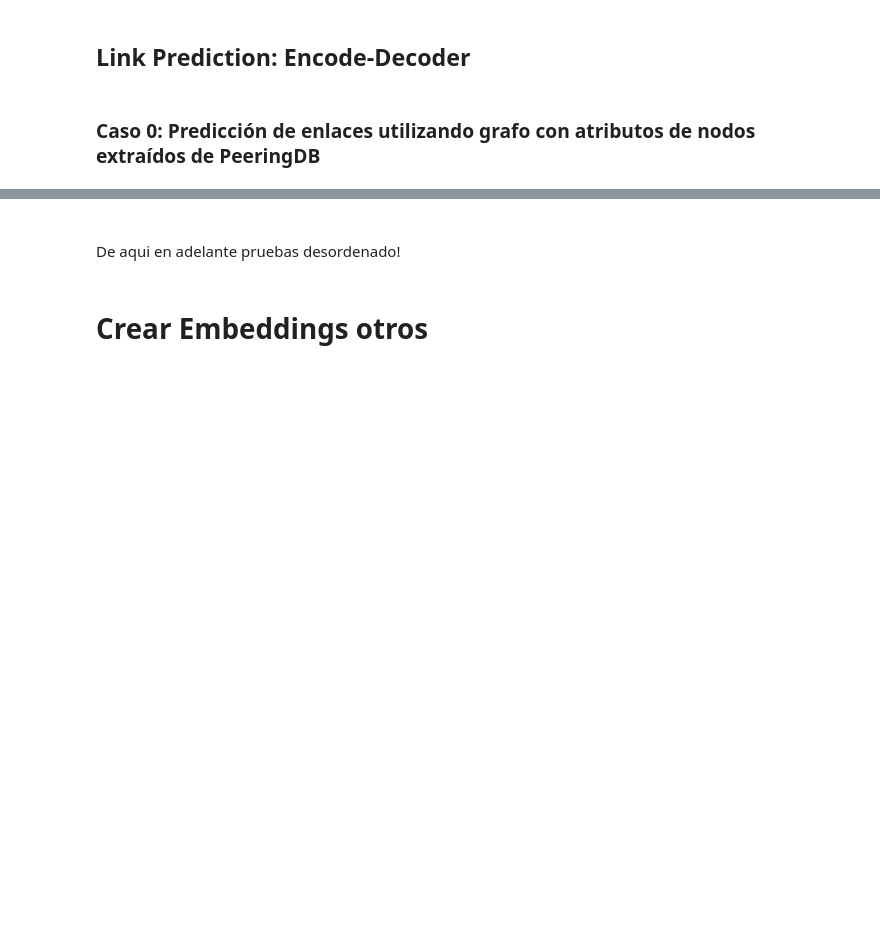
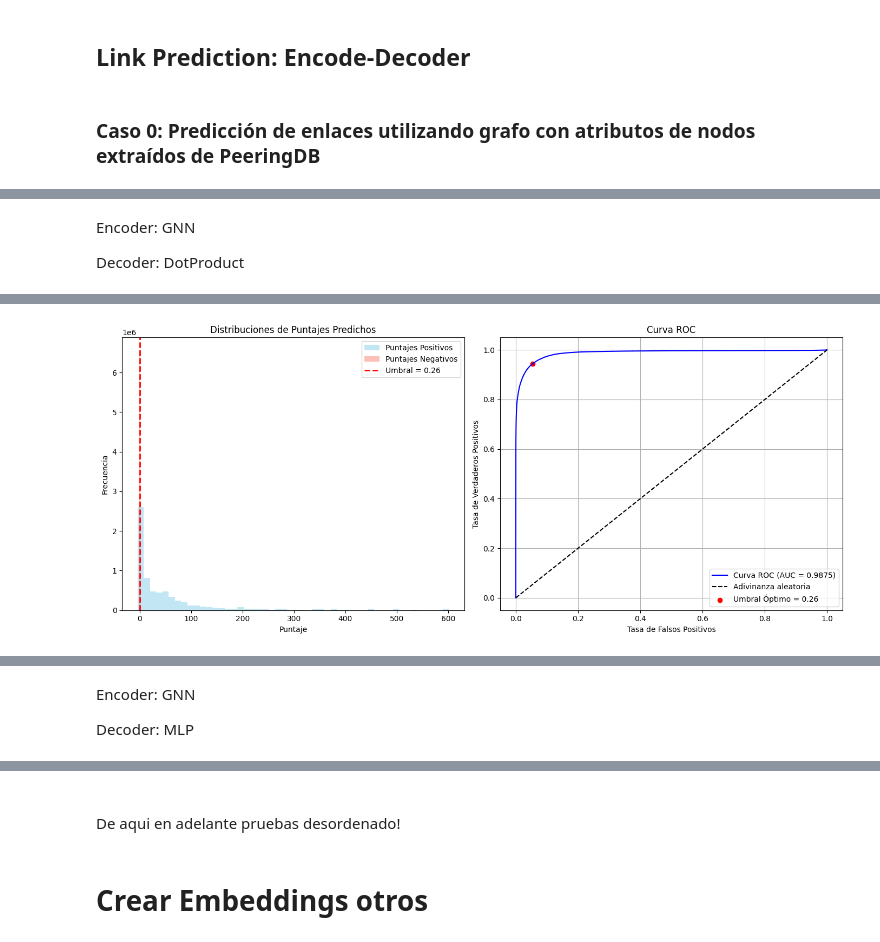
Before and after one commit to valesteban/TrabajoTesis, a Jupyter notebook: train_embeddings.ipynb, the cells around one changed output, grey strips where cells are left out. Saved outputs shown, nothing was run; the diff lists cells and outputs as text; code cells hidden in the pictures; blank space fills up the shorter version.

```diff
--- a/train_embeddings.ipynb
+++ b/train_embeddings.ipynb
@@ -134,8 +129,6 @@ def compute_loss(pos_score, neg_score):
         [torch.ones(pos_score.shape[0]), torch.zeros(neg_score.shape[0])]
     )
     return F.binary_cross_entropy_with_logits(scores, labels)
-
-
 
 
 def compute_accuracy(pos_score, neg_score, threshold=0.5):
@@ -158,8 +151,7 @@ def compute_accuracy(pos_score, neg_score, threshold=0.5):
     return acc
 
 
-
-def plot_roc_with_distributions(pos_score, neg_score,model_name):
+def plot_roc_with_distributions(pos_score, neg_score,model_name,caso):
     # Convertir tensores a NumPy
     scores = torch.cat([pos_score, neg_score]).numpy()
     labels = torch.cat([
@@ -203,9 +195,7 @@ def plot_roc_with_distributions(pos_score, neg_score,model_name):
 
     # Mostrar todo
     plt.tight_layout()
-    # plt.savefig(f'results/graficos/roc/roc_curve_{model_name}.png')
-    # plt.savefig(f'/media/valentina/KINGSTON/TESIS/data/embeddings/graphs2024/roc_curve_{model_name}.png')
-    # plt.savefig(f'/media/valentina/KINGSTON/TESIS/data/embeddings/graphs2024/roc_curve_GraphSAGE_MLP.png')
+    plt.savefig(DATA_PATH + f'/resultados/GNN/EnfoquePorPartes/{caso}/roc_curve_{model_name}.png')
 
     plt.show()
 
@@ -223,7 +213,7 @@ models = {
 }
 
 attr = 'mis_attr_febrero'
-dataset_graph_path = '/media/valentina/KINGSTON/TESIS/InternetGraphs2024/febrero'
+dataset_graph_path = '/media/valentina/KINGSTON/TESIS/InternetGraphs2024/1millonfebrero'
 # %%
 gnn = GNN(debug=True)
 gnn.load_dataset(dataset_graph_path, force_reload=True, index_graph=1) # Febrero
@@ -607,0 +228,63 @@ decoder.W2.bias torch.Size([1])
+# %% [markdown]
+Encoder: GNN
+
+Decoder: DotProduct
+# %%
+decoder = 'DotProduct'
+in_feats = gnn.dgl_graph.ndata['feat'].shape[1]
+hidden_feats = 64
+out_feats = 32
+out_feats_mlp = 1
+
+for model_name in models:
+
+    print("Training model: {} ----------------------------------------------- \n".format(model_name))
+
+    model = models[model_name](
+        in_feats=in_feats,
+        hidden_feats=hidden_feats,
+        out_feats=out_feats,
+        out_feats_mlp=out_feats_mlp)
+
+    optimizer = torch.optim.Adam(model.parameters(), lr=0.001)
+
+    # ----------- training -------------------------------- #
+
+    all_logits = []
+    for e in range(100):
+
+        # forward
+        model.train()
+        h = model.encode(gnn.train_g, gnn.train_g.ndata["feat"])
+
+        pos_score = model.decodeDotProduct(gnn.train_pos_g, h)
+        neg_score = model.decodeDotProduct(gnn.train_neg_g, h)
+
+
+        loss = compute_loss(pos_score, neg_score)
+
+        # backward
+        optimizer.zero_grad()
+        loss.backward()
+        optimizer.step()
+
+        if e % 10 == 0:
+            print("In epoch {}, loss: {}".format(e, loss))
+
+    # ----------- 5. check results ------------------------ #
+
+    with torch.no_grad():
+        pos_score = model.decodeDotProduct(gnn.test_pos_g, h)
+        neg_score = model.decodeDotProduct(gnn.test_neg_g, h)
+        print("AUC", compute_auc(pos_score, neg_score))
+        threshold = plot_roc_with_distributions(pos_score, neg_score,model_name+'_'+decoder+'_'+attr,"caso0")
+        acc = compute_accuracy(pos_score, neg_score, threshold=threshold)
+        print(f"Accuracy: {acc:.4f} (Threshold: {threshold:.2f})")
+
+
+    # Guaradar el modelo
+    torch.save(model.state_dict(), DATA_PATH + '/resultados/GNN/EnfoquePorPartes/Caso0' + f'/model_emb_{decoder}_{model_name}_{attr}.pth')
+
+    # Guardar los embeddings
+    torch.save(h, DATA_PATH + '/resultados/GNN/EnfoquePorPartes/Caso0'  + f"/embeddings_ribs_{decoder}_{model_name}_{attr}.pt")
+# %% [output]
@@ -607,0 +304 @@ decoder.W2.bias torch.Size([1])
+[figure, added]
@@ -607,0 +315,4 @@ decoder.W2.bias torch.Size([1])
+# %% [markdown]
+Encoder: GNN
+
+Decoder: MLP
```
Also changed, not shown: parts of 51 cells of this notebook, 2 other files.
